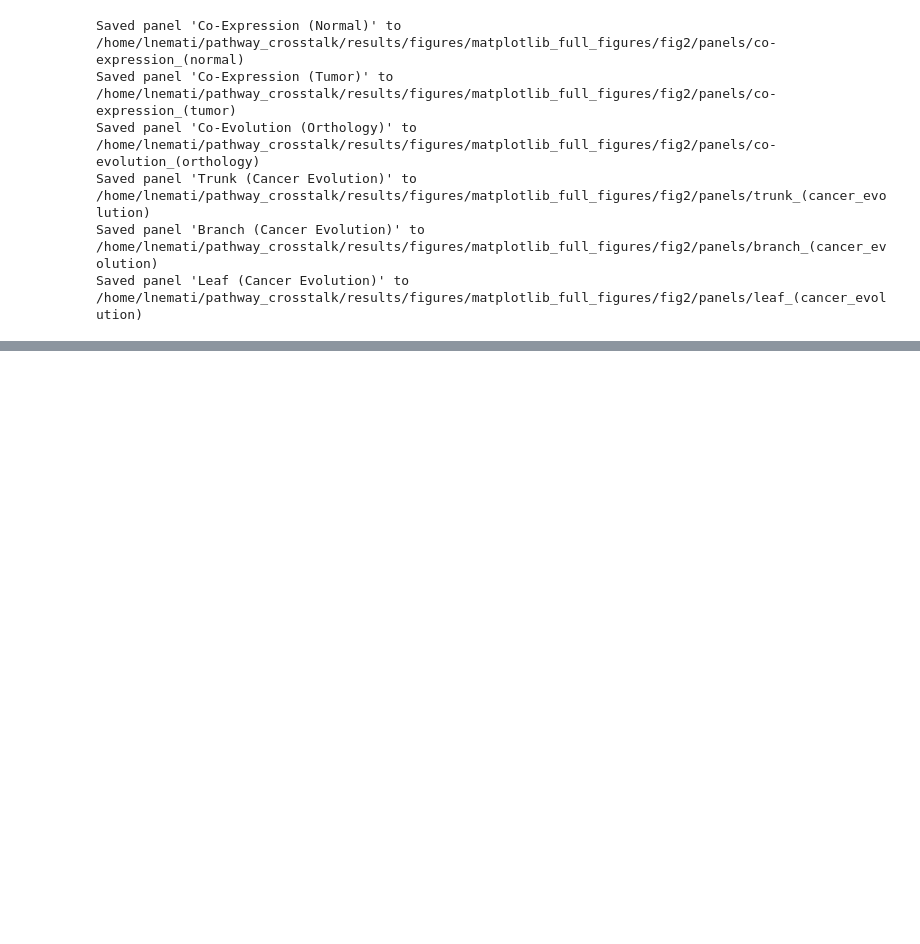
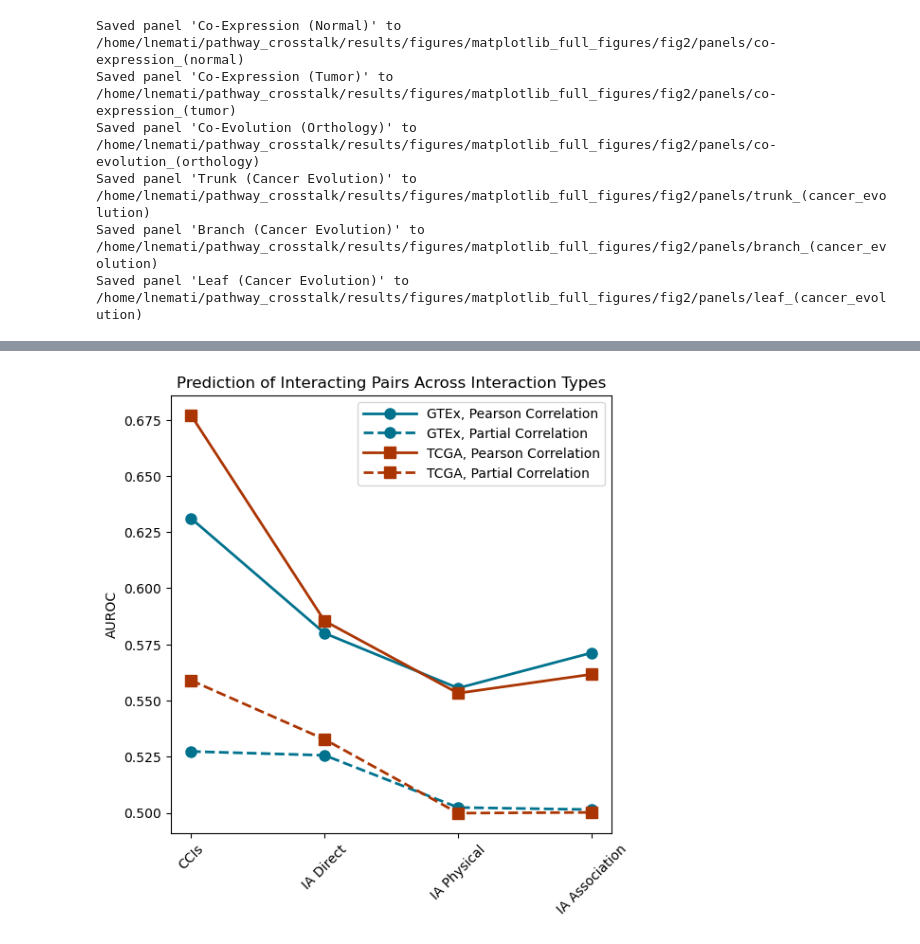
Before and after one commit to lorenzoamir/cci_circuits_paper_2025, a Jupyter notebook: code/notebooks/appeal.ipynb, the cells around one changed output, grey strips where cells are left out. Drawn from its saved outputs; the diff is of its cells as text; code cells hidden in the pictures; blank space fills up the shorter version.

```diff
--- a/code/notebooks/appeal.ipynb
+++ b/code/notebooks/appeal.ipynb
@@ -2346,0 +1366,63 @@ Name: auprc, dtype: float64
+# %%
+import matplotlib.pyplot as plt
+import pandas as pd
+
+# Ensure correct file order
+file_order = [
+    "ccc_lr_pairs",
+    "intact_direct",
+    "intact_physical",
+    "intact_association"
+]
+
+df = all_results_df.copy()
+df["interaction_file"] = pd.Categorical(
+    df["interaction_file"],
+    categories=file_order,
+    ordered=True
+)
+df = df.sort_values("interaction_file")
+
+# Color scheme
+colors = {"tcga": "#ab3502ff", "gtex": "#00728eff"}
+
+# Marker and linestyle mapping
+markers = {"tcga": "s", "gtex": "o"}
+linestyles = {"corr": "solid", "pcorr": "dashed"}
+
+plt.figure(figsize=(6, 6))
+
+for dataset in df["dataset"].unique():
+    for corr_type in ["corr", "pcorr"]:
+        subset = df[(df["dataset"] == dataset) & (df["type"] == corr_type)]
+
+        dataset_label = dataset.replace('tcga', 'TCGA').replace('gtex', 'GTEx')
+        corr_label = corr_type.replace('pcorr', 'Partial Correlation').replace('corr', 'Pearson Correlation')
+
+        plt.plot(
+            subset["interaction_file"],
+            subset["auroc"],
+            marker=markers[dataset],
+            linestyle=linestyles[corr_type],
+            color=colors[dataset],
+            linewidth=2,
+            markersize=8,
+            label=f"{dataset_label}, {corr_label}"
+        )
+
+plt.xlabel("")
+plt.ylabel("AUROC")
+plt.title("Prediction of Interacting Pairs Across Interaction Types")
+plt.xticks(
+    ticks=range(len(file_order)),
+    labels=['CCIs', 'IA Direct', 'IA Physical', 'IA Association'],
+    rotation=45
+)
+plt.legend(handlelength=4)
+
+plt.savefig("/home/lnemati/pathway_crosstalk/results/comparison/pcorr_aurocs_ccis_intact.png", bbox_inches='tight', dpi=300)
+plt.savefig("/home/lnemati/pathway_crosstalk/results/comparison/pcorr_aurocs_ccis_intact.pdf", bbox_inches='tight', dpi=300)
+
+plt.show()
+# %% [output]
+[figure, added]
```
Also changed, not shown: parts of 138 cells of this notebook, 47 other files.
